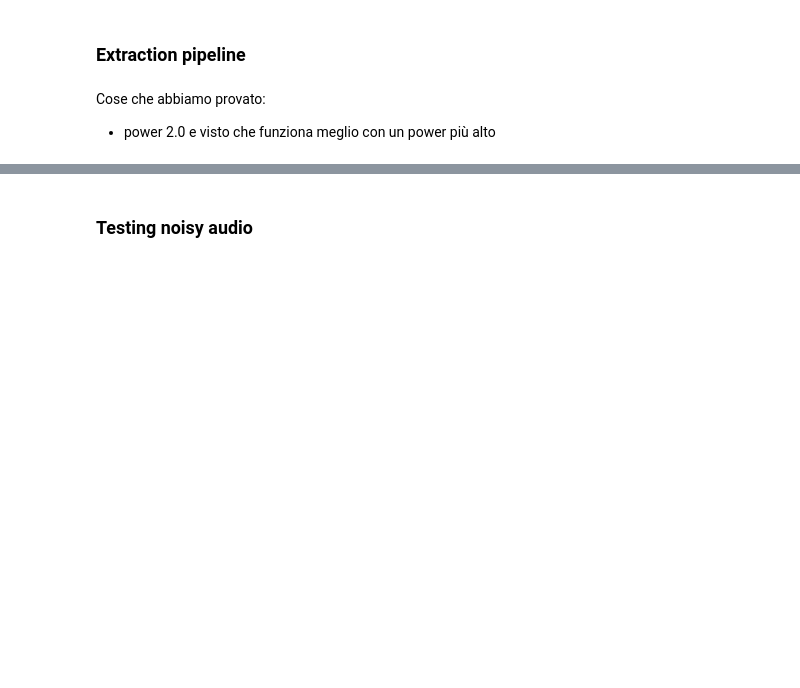
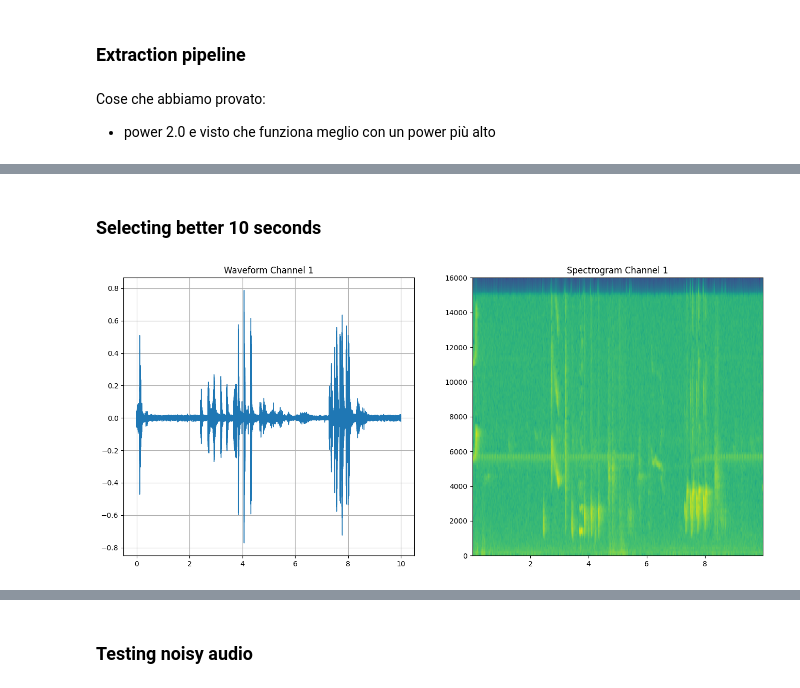
Before and after one commit to Chavelanda/birdclef_2023, a Jupyter notebook: nbs/02_dataset.ipynb, the cells around one changed output, grey strips where cells are left out. Saved outputs shown, nothing was run; the diff lists cells and outputs as text; code cells hidden in the pictures; blank space fills up the shorter version.

```diff
--- a/nbs/02_dataset.ipynb
+++ b/nbs/02_dataset.ipynb
@@ -165,0 +185,12 @@ TypeError: forward() missing 2 required positional arguments: 'noise' and 'snr'
+# %% [markdown]
+### Selecting better 10 seconds
+# %%
+filename = '../data/audio_data/thrnig1/XC193336.ogg'
+metadata = torchaudio.info(filename)
+length = metadata.num_frames / metadata.sample_rate
+rnd_offset = np.random.randint(0, metadata.num_frames - 10*32000)
+waveform, sample_rate = torchaudio.load(filename, frame_offset=rnd_offset, num_frames=10*32000)
+plot_audio(waveform=waveform, sample_rate=32000)
+display(Audio(waveform.numpy(), rate=32000))
+# %% [output]
+[figure, added]
```
Also changed, not shown: parts of 12 cells of this notebook, 1 other file.
